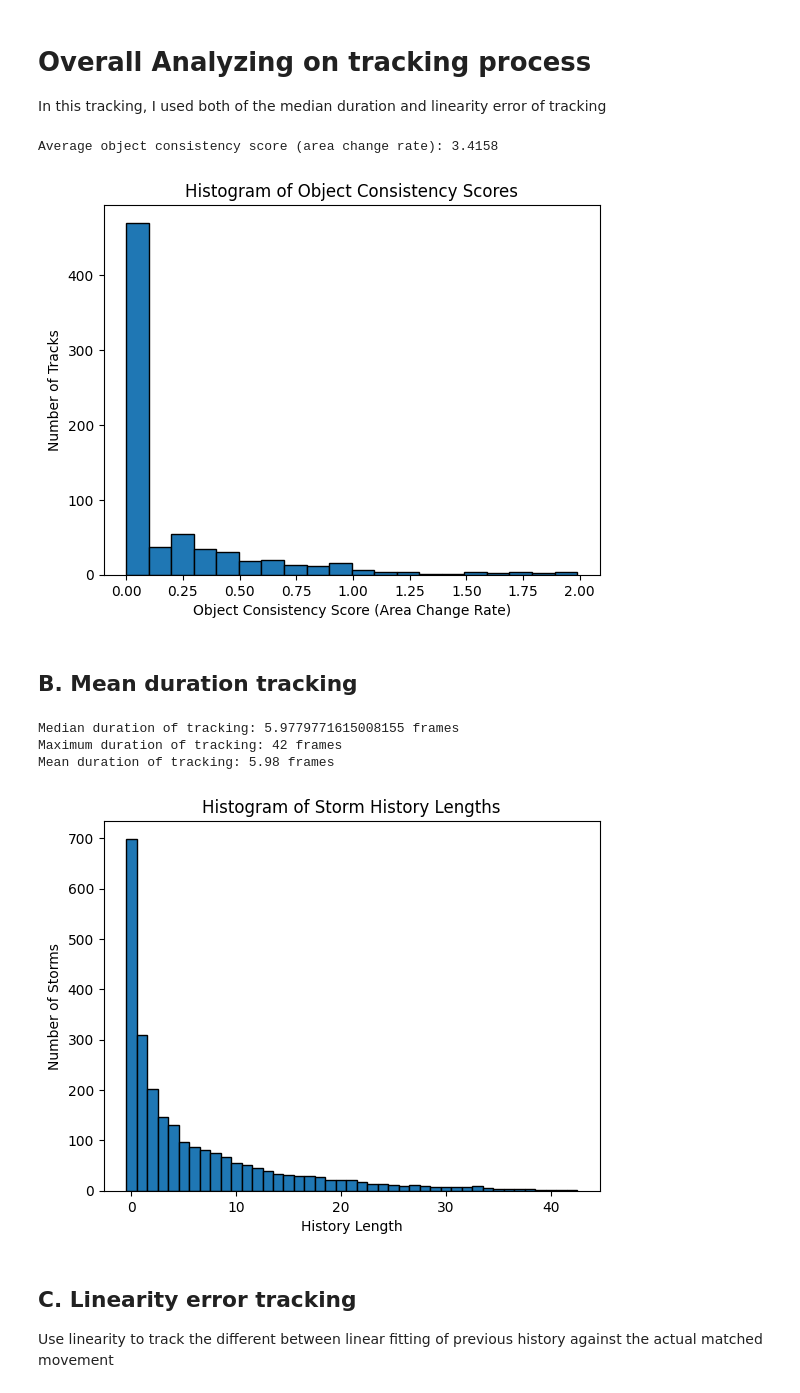
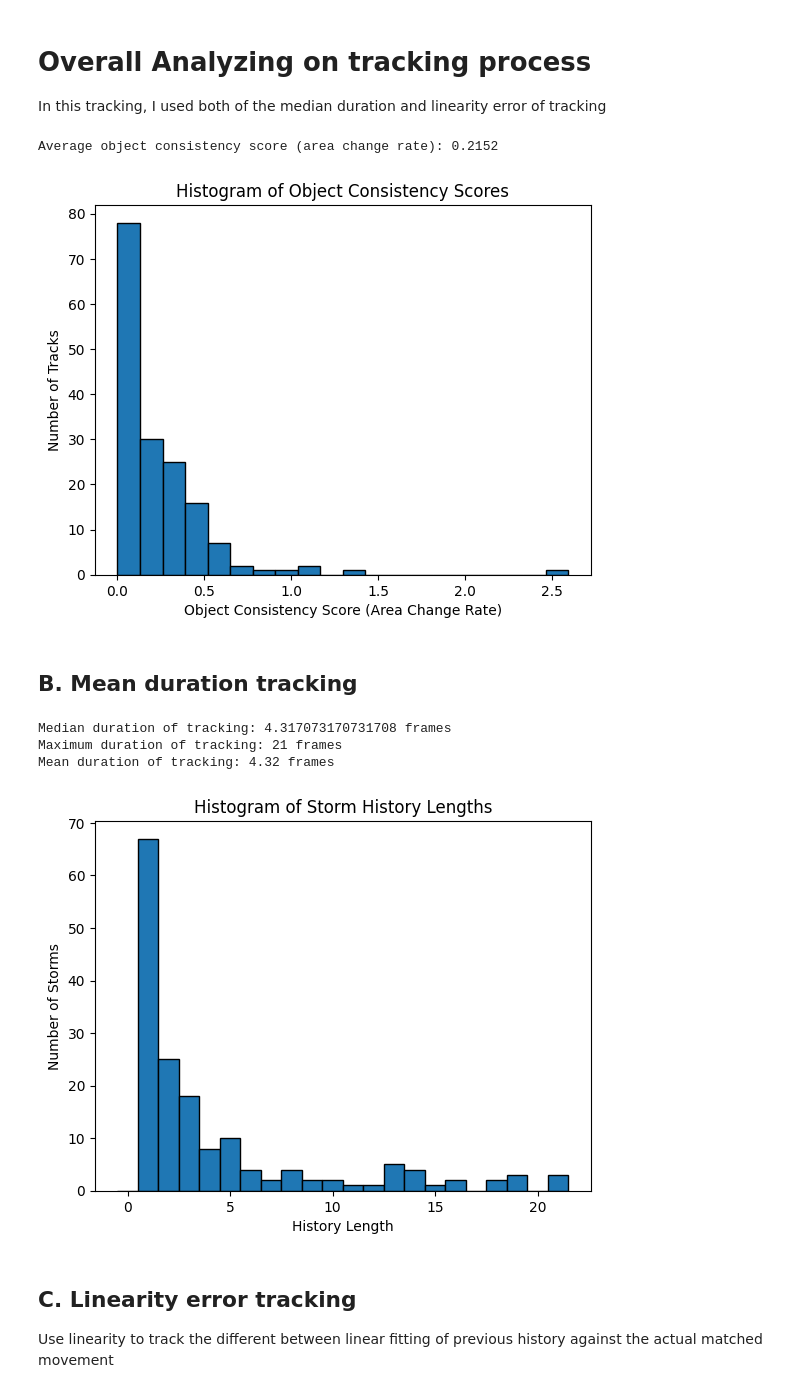
Before and after one commit to quochieu586/Thunderstorm-Nowcasting-Geometry-Topology-Approach, a Jupyter notebook: experimental_notebooks/etitan_model.ipynb, the cells around one changed output. Drawn from its saved outputs; the diff is of its cells as text; code cells hidden in the pictures.

```diff
--- a/experimental_notebooks/etitan_model.ipynb
+++ b/experimental_notebooks/etitan_model.ipynb
@@ -231,8 +77,10 @@ class ETitanPrecipitationModel(BasePrecipitationModel):
 # %%
-# from src.models import ETitanPrecipitationModel
-from src.identification import HypothesisIdentifier
+from src.models import ETitanPrecipitationModel
+from src.identification import HypothesisIdentifier, MorphContourIdentifier
+from src.cores.base import StormsMap
+from src.preprocessing import convert_polygons_to_contours
 
-model = ETitanPrecipitationModel(identifier=HypothesisIdentifier())
+model = ETitanPrecipitationModel(identifier=MorphContourIdentifier())
 
 storms_maps: list[StormsMap] = []
 total_storms = 0
@@ -273,6 +152,7 @@ plt.show()
 # %%
 from src.cores.base import StormsMap
 from src.cores.metrics import pod_score, far_score, csi_score
+from src.models import ETitanPrecipitationModel
 
 class PredictionBenchmarkModel:
     def __init__(self):
@@ -291,10 +171,10 @@ class PredictionBenchmarkModel:
 
 # Create benchmark model
 benchmark_model = PredictionBenchmarkModel()
-PREDICT_FORWARD_STEPS = 5
-SLOW_START_STEPS = 10
+PREDICT_FORWARD_STEPS = 3
+SLOW_START_STEPS = 3
 
-model = ETitanPrecipitationModel(identifier=HypothesisIdentifier())  # max_velocity in pixels per hour
+model = ETitanPrecipitationModel(identifier=MorphContourIdentifier())  # max_velocity in pixels per hour
 temp_storm_map = storms_maps
 
 ours_model_evaluation = PredictionBenchmarkModel()
@@ -319,6 +199,26 @@ print(f"\tAverage POD: {np.mean(ours_model_evaluation.pods):.4f}")
 print(f"\tAverage FAR: {np.mean(ours_model_evaluation.fars):.4f}")
 print(f"\tAverage CSI: {np.mean(ours_model_evaluation.csis):.4f}")
 
+new_row = {
+    "Dataset": f"{DATASET}_3",
+    "Model": MODEL_NAME,
+    "pod": np.mean(ours_model_evaluation.pods),
+    "far": np.mean(ours_model_evaluation.fars),
+    "csi": np.mean(ours_model_evaluation.csis)
+}
+
+# Check if the entry already exists
+existing_entry = df[(df["Dataset"] == f"{DATASET}_3") & (df["Model"] == MODEL_NAME)]
+if not existing_entry.empty:
+    df.update(pd.DataFrame([new_row], index=existing_entry.index))
+else:
+    df.loc[len(df)] = new_row
+
+df.sort_values(by=["Dataset", "Model"], inplace=True)
+df.reset_index(drop=True, inplace=True)
+
+df.to_csv(SAVED_PATH, index=False)
+
 print(f"\tAverage lead time: {np.mean(lead_times) / 60:.2f} minutes")
 # %% [output]
 Our model evaluation:
@@ -341,39 +297,38 @@ object_consistency_scores = np.array(object_consistency_scores)
 
 print(f"Average object consistency score (area change rate): {np.mean(object_consistency_scores):.4f}")
 
-plt.hist(object_consistency_scores[object_consistency_scores < 2], bins=20, edgecolor='black')
+plt.hist(object_consistency_scores, bins=20, edgecolor='black')
 plt.title("Histogram of Object Consistency Scores")
 plt.xlabel("Object Consistency Score (Area Change Rate)")
 plt.ylabel("Number of Tracks")
 plt.show()
 # %% [output]
-Average object consistency score (area change rate): 3.4158
+Average object consistency score (area change rate): 0.2152
-[figure, old version]
+[figure, new version]
 # %% [markdown]
 ## B. Mean duration tracking
 # %%
 HISTORY_LENGTH_LST = []             # Retrieve history length of all storms
 
-for storms_map in storms_maps:
-    for storm in storms_map.storms:
-        HISTORY_LENGTH_LST.append(len(storm.history_movements))   # Append history length of each storm
+for track in model.tracker.tracks:
+    HISTORY_LENGTH_LST.append(len(track.storms))   # Append history length of each storm track
 
-MEDIAN_DURATION = np.mean(HISTORY_LENGTH_LST)
+MEAN_DURATION = np.mean(HISTORY_LENGTH_LST)
 
-print(f"Median duration of tracking: {MEDIAN_DURATION} frames")
+print(f"Median duration of tracking: {MEAN_DURATION} frames")
 print(f"Maximum duration of tracking: {max(HISTORY_LENGTH_LST)} frames")
 print(f"Mean duration of tracking: {np.mean(HISTORY_LENGTH_LST):.2f} frames")
 
 plt.hist(HISTORY_LENGTH_LST, bins=range(0, max(HISTORY_LENGTH_LST) + 2), align='left', edgecolor='black')
 plt.title("Histogram of Storm History Lengths")
 plt.xlabel("History Length")
 plt.ylabel("Number of Storms")
 plt.show()
 # %% [output]
-Median duration of tracking: 5.9779771615008155 frames
-Maximum duration of tracking: 42 frames
-Mean duration of tracking: 5.98 frames
+Median duration of tracking: 4.317073170731708 frames
+Maximum duration of tracking: 21 frames
+Mean duration of tracking: 4.32 frames
-[figure, old version]
+[figure, new version]
 # %% [markdown]
 ## C. Linearity error tracking
 Use linearity to track the different between linear fitting of previous history against the actual matched movement
```
Also changed, not shown: parts of 15 cells of this notebook, 28 other files.
